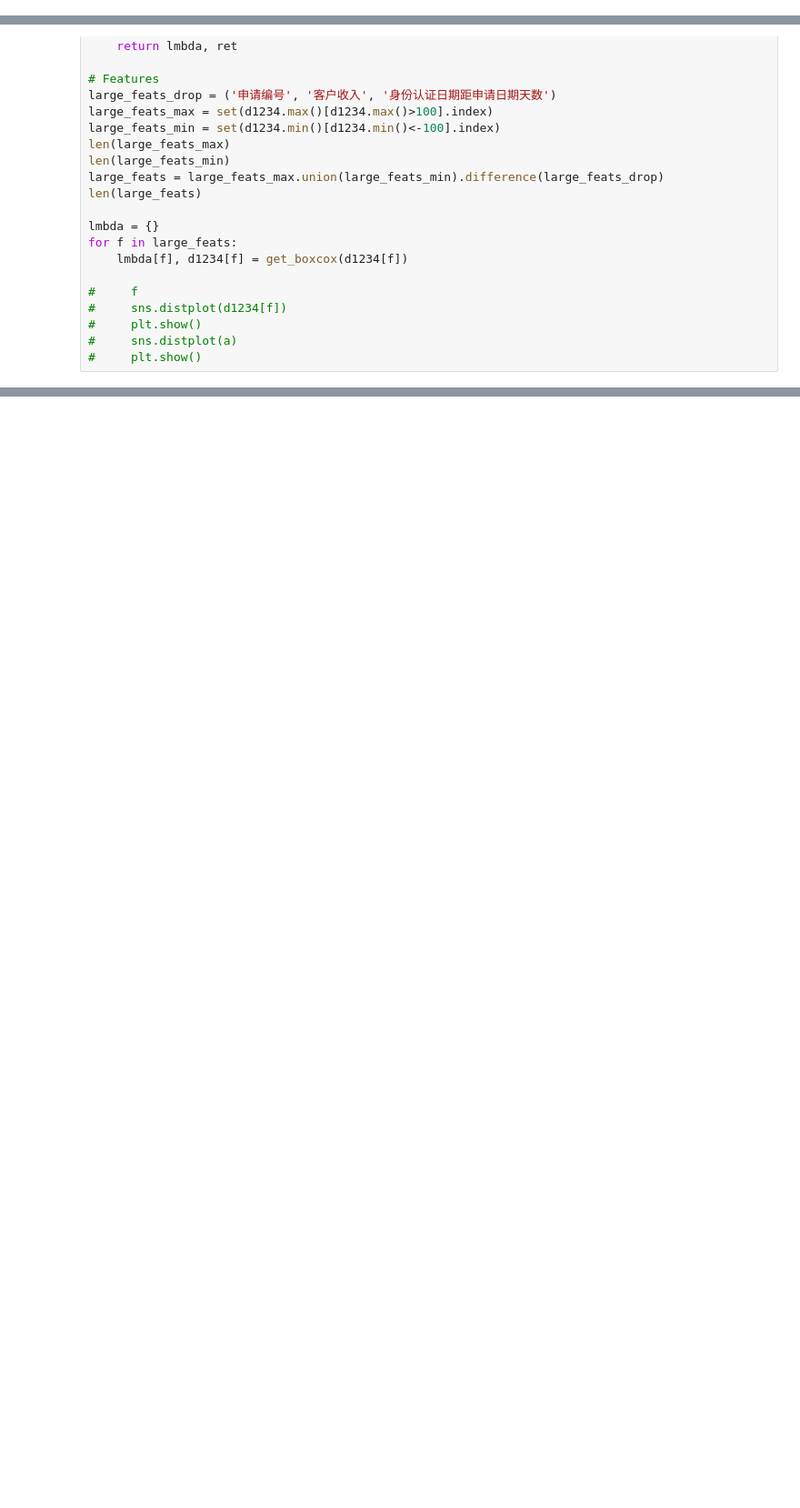
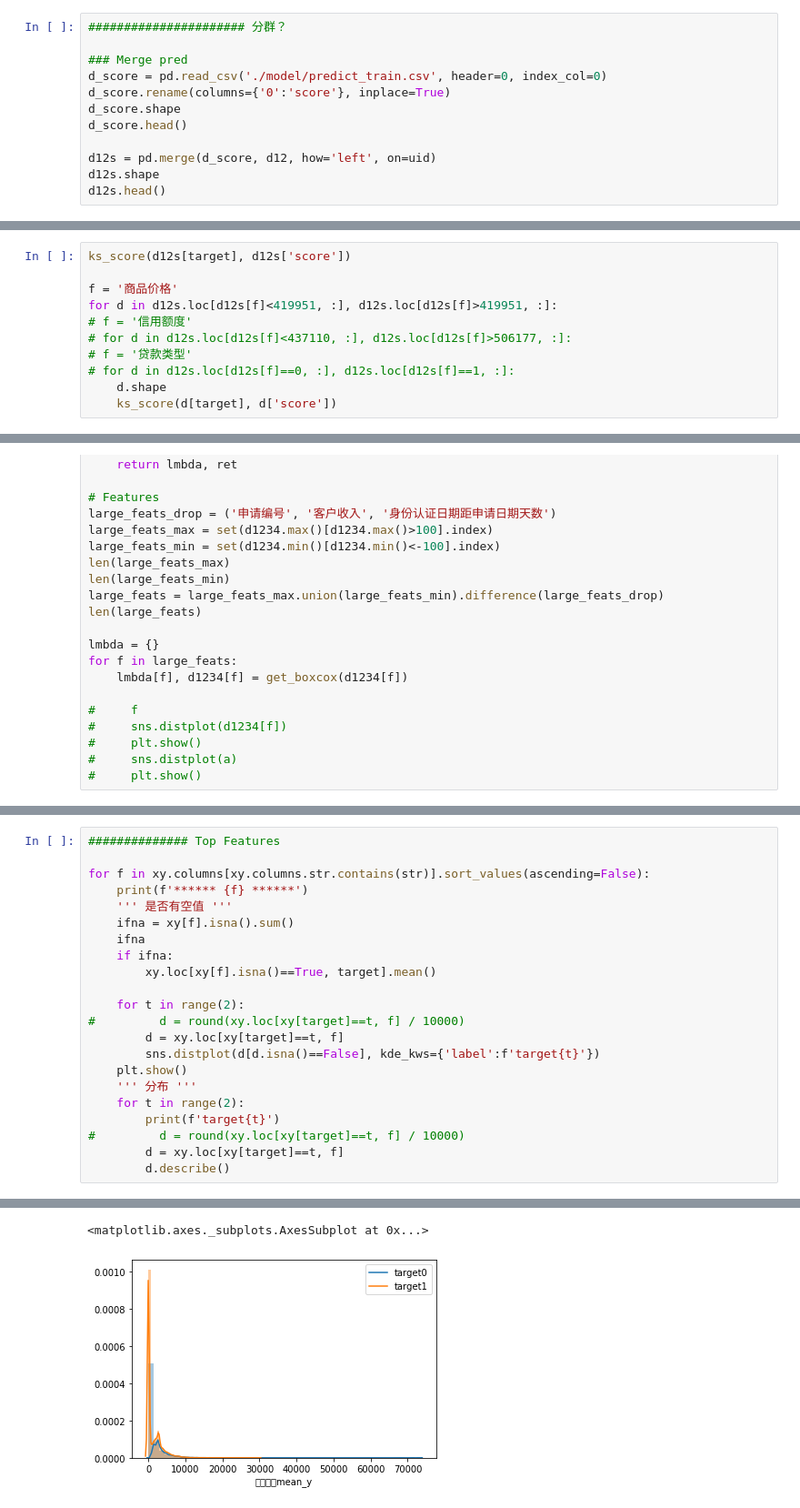
Before and after one commit to boyang-li/the-mission-cup, a Jupyter notebook: 0_eda_wm.ipynb, the cells around one changed output, grey strips where cells are left out. Shown: that part at 91% size. Drawn from its saved outputs; the diff is of its cells as text; blank space fills up the shorter version.

```diff
--- a/0_eda_wm.ipynb
+++ b/0_eda_wm.ipynb
@@ -25,0 +60,12 @@ uid_h = '历史申请编号'
+# %%
+###################### 分群？
+
+### Merge pred
+d_score = pd.read_csv('./model/predict_train.csv', header=0, index_col=0)
+d_score.rename(columns={'0':'score'}, inplace=True)
+d_score.shape
+d_score.head()
+
+d12s = pd.merge(d_score, d12, how='left', on=uid)
+d12s.shape
+d12s.head()
@@ -25,0 +115,11 @@ uid_h = '历史申请编号'
+# %%
+ks_score(d12s[target], d12s['score'])
+
+f = '商品价格'
+for d in d12s.loc[d12s[f]<419951, :], d12s.loc[d12s[f]>419951, :]:
+# f = '信用额度'
+# for d in d12s.loc[d12s[f]<437110, :], d12s.loc[d12s[f]>506177, :]:
+# f = '贷款类型'
+# for d in d12s.loc[d12s[f]==0, :], d12s.loc[d12s[f]==1, :]:
+    d.shape
+    ks_score(d[target], d['score'])
@@ -243,0 +368,23 @@ pd.concat([d1234, feats_poly], axis=1)
+# %%
+############## Top Features
+
+for f in xy.columns[xy.columns.str.contains(str)].sort_values(ascending=False):
+    print(f'****** {f} ******')
+    ''' 是否有空值 '''
+    ifna = xy[f].isna().sum()
+    ifna
+    if ifna:
+        xy.loc[xy[f].isna()==True, target].mean()
+
+    for t in range(2):
+#         d = round(xy.loc[xy[target]==t, f] / 10000)
+        d = xy.loc[xy[target]==t, f]
+        sns.distplot(d[d.isna()==False], kde_kws={'label':f'target{t}'})
+    plt.show()
+    ''' 分布 '''
+    for t in range(2):
+        print(f'target{t}')
+#         d = round(xy.loc[xy[target]==t, f] / 10000)
+        d = xy.loc[xy[target]==t, f]
+        d.describe()
+# %% [output]
@@ -243,0 +395,2 @@ pd.concat([d1234, feats_poly], axis=1)
+<matplotlib.axes._subplots.AxesSubplot at 0x...>
+[figure, added]
```
Also changed, not shown: parts of 13 cells of this notebook, 3 other files.
